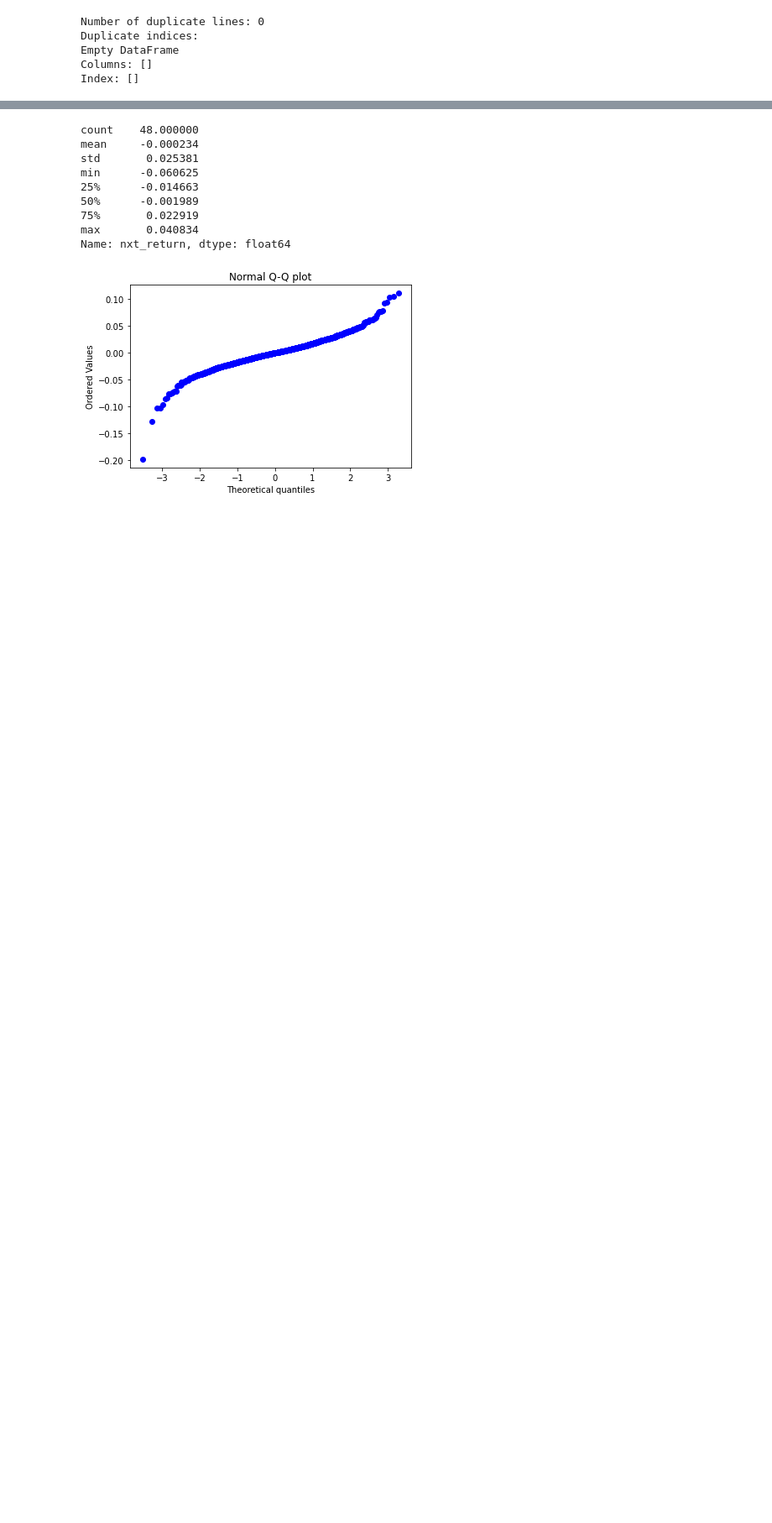
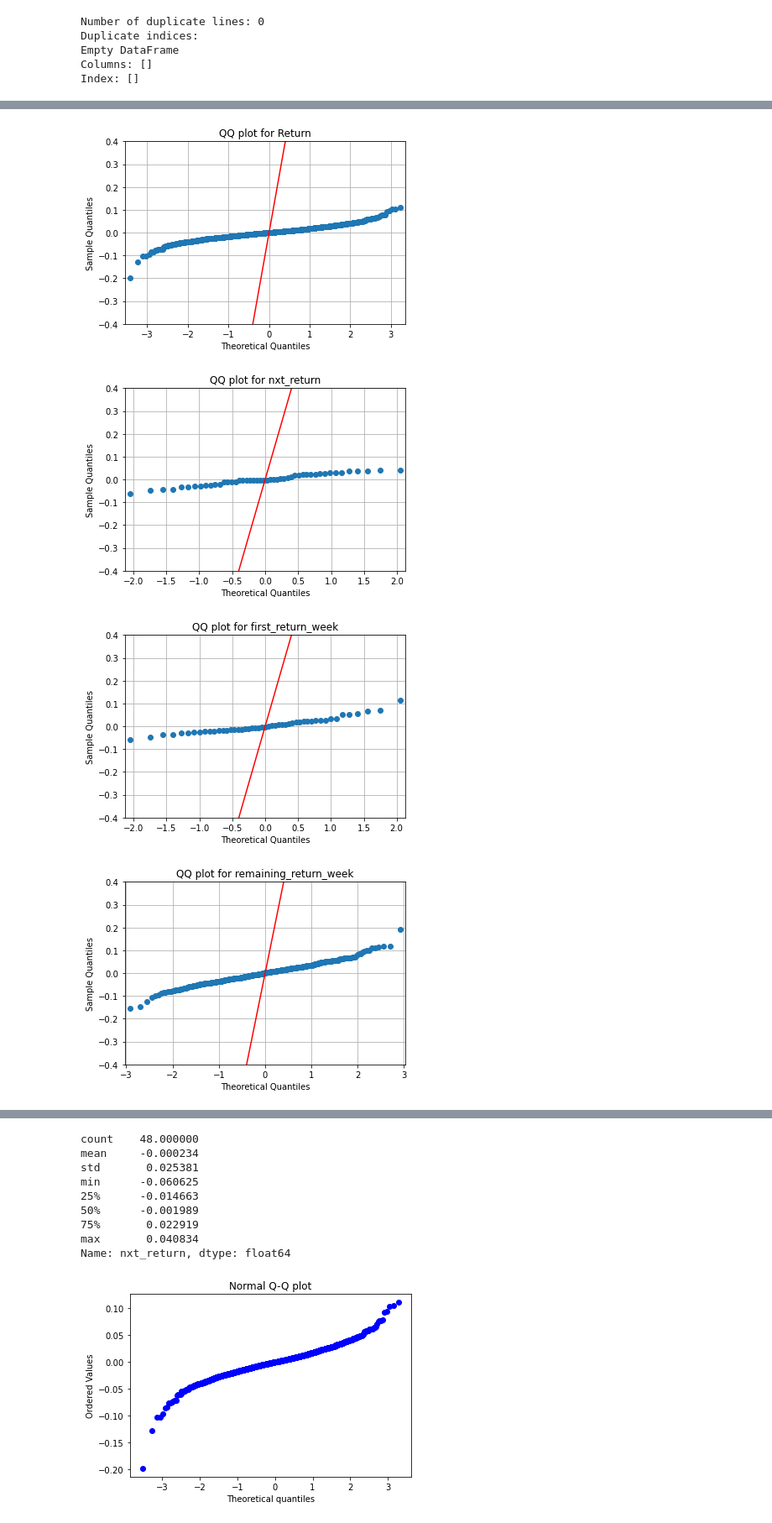
Before and after one commit to thgcns/Financial-Reports-Impact, a Jupyter notebook: 2 - Testes estatisticos.ipynb, the cells around one changed output, grey strips where cells are left out. Shown at 84% size. Saved outputs shown, nothing was run; the diff lists cells and outputs as text; code cells hidden in the pictures; blank space fills up the shorter version.

```diff
--- a/2 - Testes estatisticos.ipynb
+++ b/2 - Testes estatisticos.ipynb
@@ -705,0 +859,36 @@ qq_plot(month_return, 'QQ plot for month_return')
+# %%
+import pandas as pd
+import numpy as np
+import matplotlib.pyplot as plt
+import statsmodels.api as sm
+
+# Supondo que 'filtered_data' e 'new_final_data' são DataFrames já carregados
+# Se necessário, substitua pela carga dos seus dados
+# filtered_data = pd.read_csv('filtered_data.csv')
+# new_final_data = pd.read_csv('new_final_data.csv')
+
+# Função para plotar QQ plot com ajuste nos quantis amostrais
+def qq_plot(data, title):
+    fig = sm.qqplot(data, line='45', scale=1.0)
+    plt.title(title)
+    #plt.xlim([-0.5, 0.5])  # Ajuste conforme necessário
+    plt.ylim([-0.4, 0.4])  # Ajuste conforme necessário
+    plt.xlabel('Theoretical Quantiles')
+    plt.ylabel('Sample Quantiles')
+    plt.grid(True)
+    plt.show()
+
+# Gerando QQ plots para comparar os quantis
+qq_plot(Return, 'QQ plot for Return')
+qq_plot(nxt_return, 'QQ plot for nxt_return')
+
+qq_plot(first_return_week, 'QQ plot for first_return_week')
+qq_plot(remaining_return_week, 'QQ plot for remaining_return_week')
+
+qq_plot(first_return_month, 'QQ plot for first_return_month')
+qq_plot(remaining_return_month, 'QQ plot for remaining_return_month')
+# %% [output]
+[figure, added]
+[figure, added]
+[figure, added]
+[figure, added]
```
Also changed, not shown: parts of 11 cells of this notebook, 1 other file.
